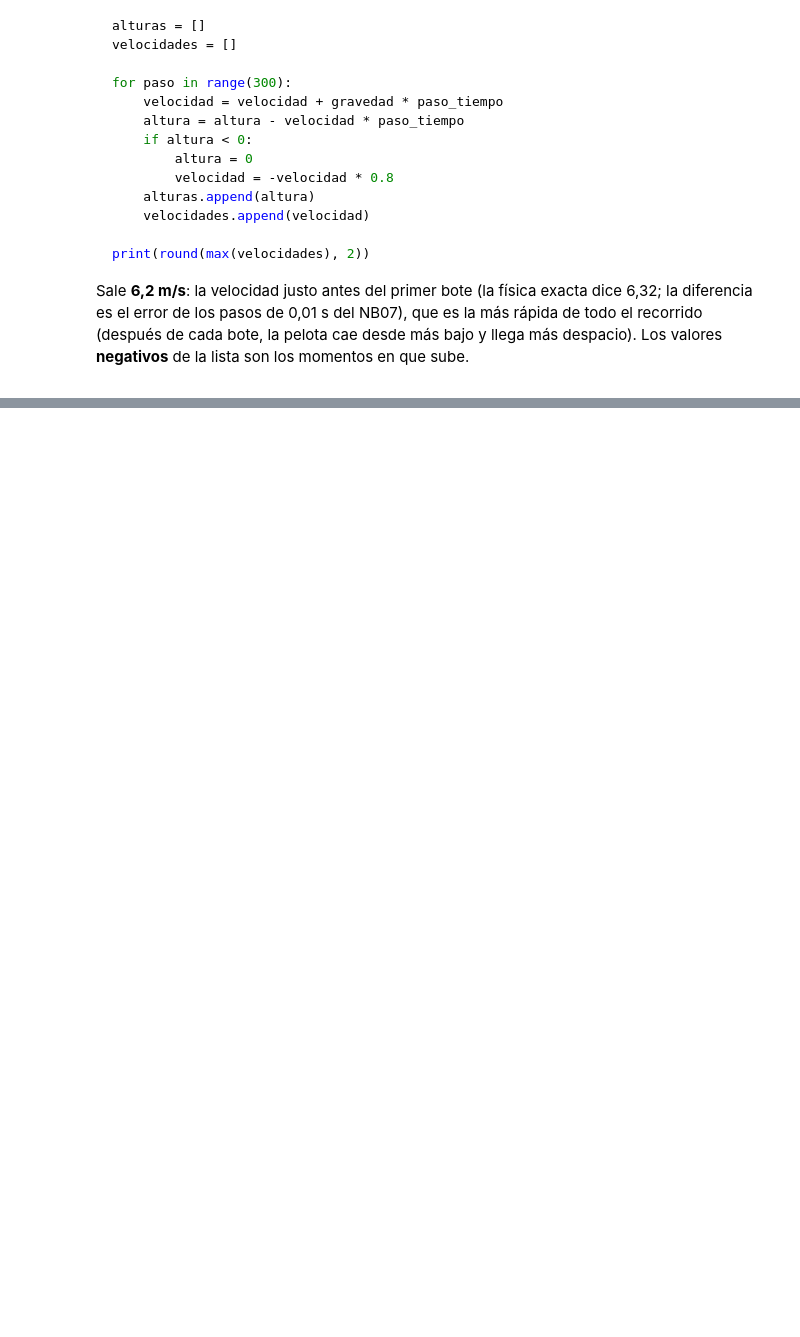
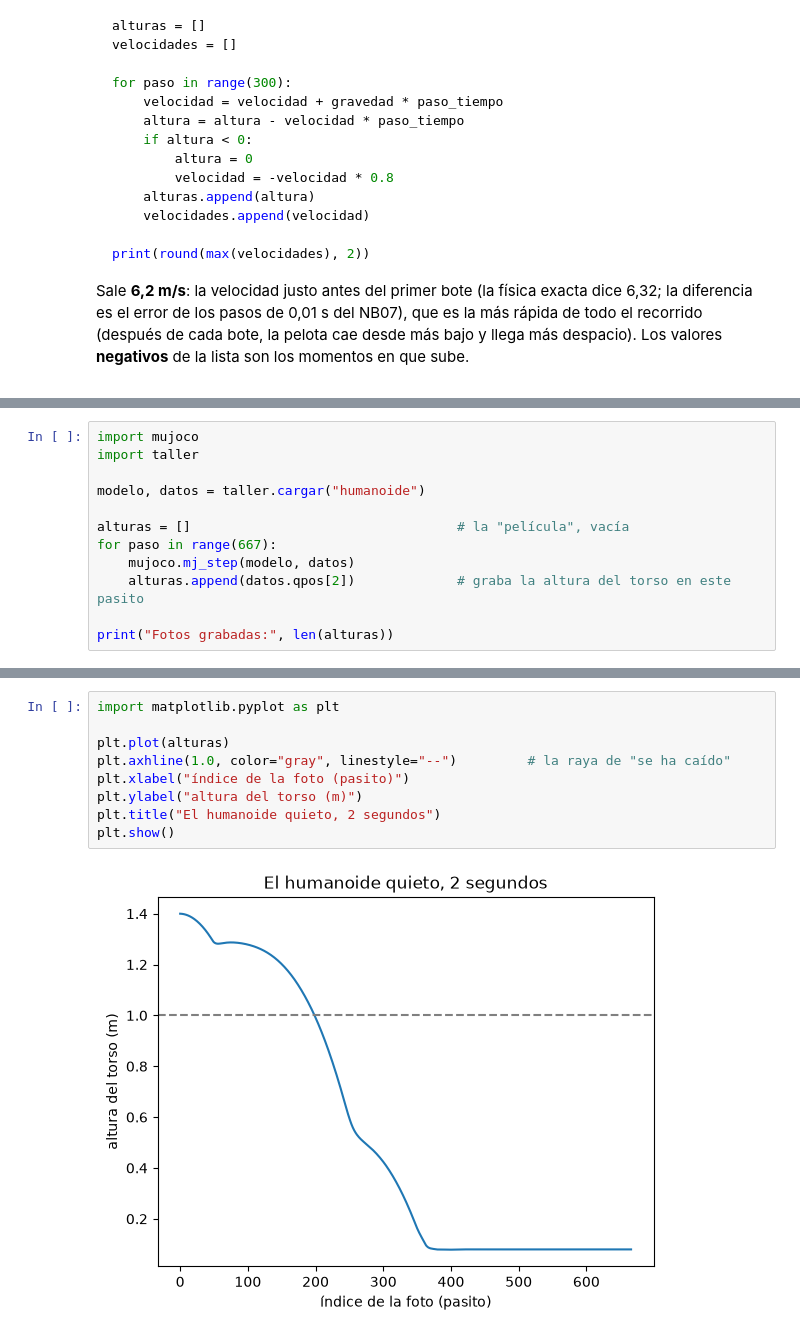
Before and after one commit to Greg2828/robotica, a Jupyter notebook: notebooks/NB09_listas.ipynb, the cells around one changed output, grey strips where cells are left out. Cells and saved outputs as stored; diff of their text form; folded sections open; blank space fills up the shorter version.

```diff
--- a/notebooks/NB09_listas.ipynb
+++ b/notebooks/NB09_listas.ipynb
@@ -610,0 +624,12 @@ lista son los momentos en que sube.
+# %%
+import mujoco
+import taller
+
+modelo, datos = taller.cargar("humanoide")
+
+alturas = []                                  # la "película", vacía
+for paso in range(667):
+    mujoco.mj_step(modelo, datos)
+    alturas.append(datos.qpos[2])             # graba la altura del torso en este pasito
+
+print("Fotos grabadas:", len(alturas))
@@ -610,0 +705,11 @@ lista son los momentos en que sube.
+# %%
+import matplotlib.pyplot as plt
+
+plt.plot(alturas)
+plt.axhline(1.0, color="gray", linestyle="--")         # la raya de "se ha caído"
+plt.xlabel("índice de la foto (pasito)")
+plt.ylabel("altura del torso (m)")
+plt.title("El humanoide quieto, 2 segundos")
+plt.show()
+# %% [output]
+[figure, added]
```
Also changed, not shown: parts of 26 cells of this notebook, 15 other files.
